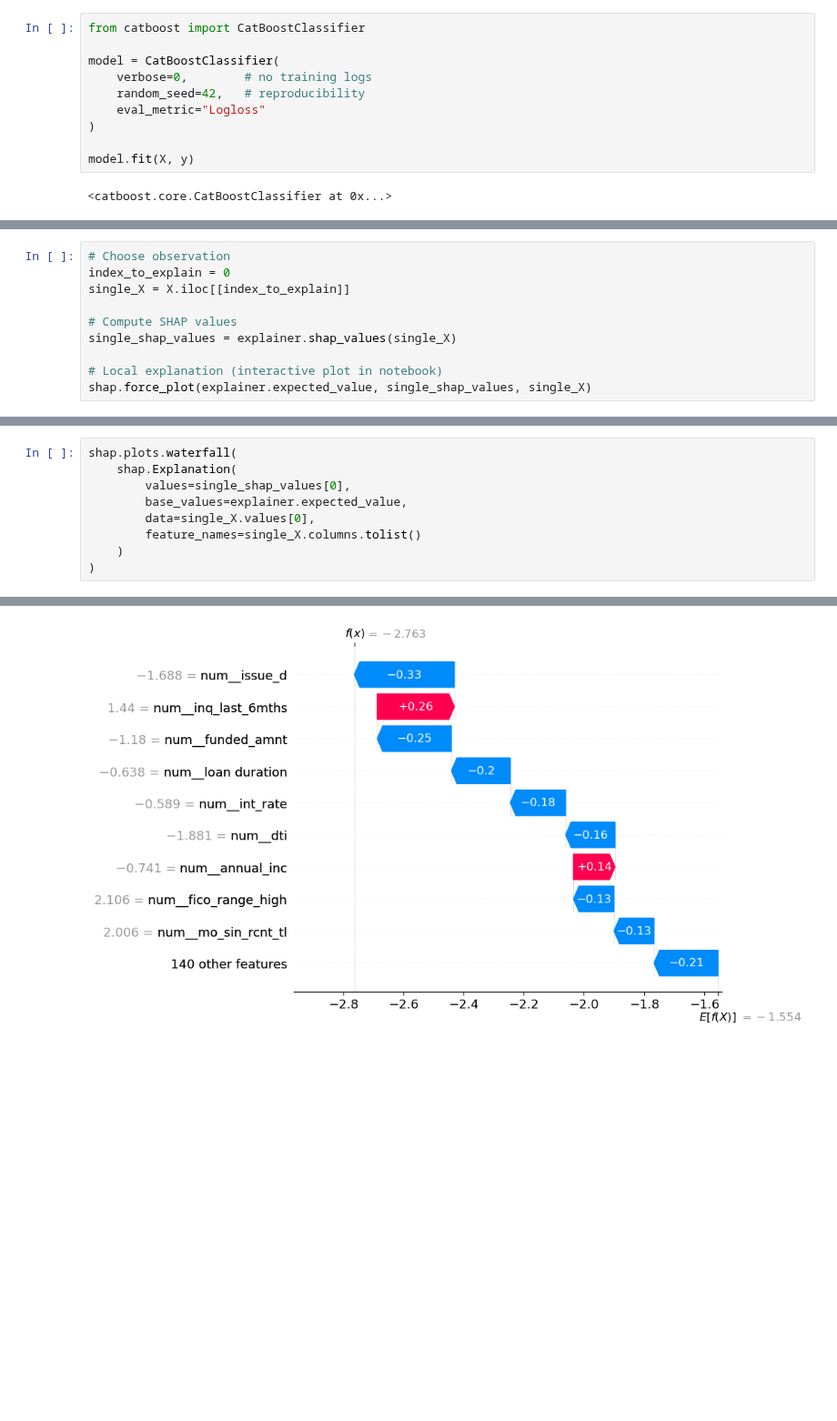
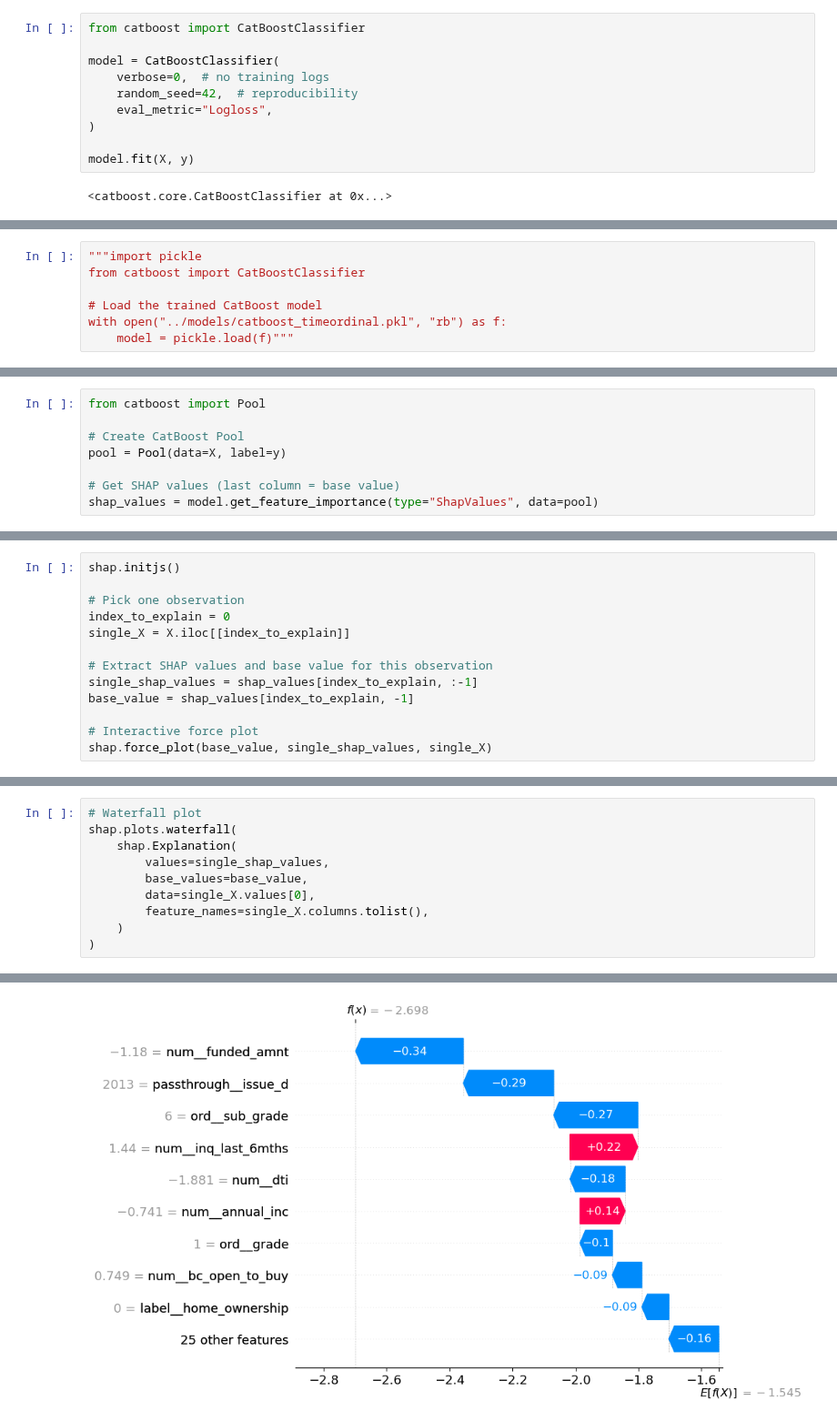
Before and after one commit to Sheetal-12/Interpretable-Credit-Default-Prediction, a Jupyter notebook: notebooks/step7.ipynb, the cells around one changed output, grey strips where cells are left out. Shown at 91% size. Saved outputs shown, nothing was run; the diff lists cells and outputs as text; blank space fills up the shorter version.

```diff
--- a/notebooks/step7.ipynb
+++ b/notebooks/step7.ipynb
@@ -23,9 +21,9 @@ y = df["target"]
 from catboost import CatBoostClassifier
 
 model = CatBoostClassifier(
-    verbose=0,        # no training logs
-    random_seed=42,   # reproducibility
-    eval_metric="Logloss"
+    verbose=0,  # no training logs
+    random_seed=42,  # reproducibility
+    eval_metric="Logloss",
 )
 
 model.fit(X, y)
@@ -39,0 +32,7 @@ shap_values = explainer.shap_values(X)
+# %%
+"""import pickle
+from catboost import CatBoostClassifier
+
+# Load the trained CatBoost model
+with open("../models/catboost_timeordinal.pkl", "rb") as f:
+    model = pickle.load(f)"""
@@ -39,0 +43,8 @@ shap_values = explainer.shap_values(X)
+# %%
+from catboost import Pool
+
+# Create CatBoost Pool
+pool = Pool(data=X, label=y)
+
+# Get SHAP values (last column = base value)
+shap_values = model.get_feature_importance(type="ShapValues", data=pool)
@@ -40,11 +75,14 @@ shap_values = explainer.shap_values(X)
 # %%
-# Choose observation
+shap.initjs()
+
+# Pick one observation
 index_to_explain = 0
 single_X = X.iloc[[index_to_explain]]
 
-# Compute SHAP values
-single_shap_values = explainer.shap_values(single_X)
+# Extract SHAP values and base value for this observation
+single_shap_values = shap_values[index_to_explain, :-1]
+base_value = shap_values[index_to_explain, -1]
 
-# Local explanation (interactive plot in notebook)
-shap.force_plot(explainer.expected_value, single_shap_values, single_X)
+# Interactive force plot
+shap.force_plot(base_value, single_shap_values, single_X)
 # %% [output]
@@ -106,10 +102,11 @@ plt.show()
 # %%
+# Waterfall plot
 shap.plots.waterfall(
     shap.Explanation(
-        values=single_shap_values[0],
-        base_values=explainer.expected_value,
+        values=single_shap_values,
+        base_values=base_value,
         data=single_X.values[0],
-        feature_names=single_X.columns.tolist()
+        feature_names=single_X.columns.tolist(),
     )
 )
 # %% [output]
@@ -121 +113 @@ findfont: Font family ['cmex10'] not found. Falling back to DejaVu Sans.
-[figure, old version]
+[figure, new version]
```
Also changed, not shown: parts of 19 cells of this notebook.
